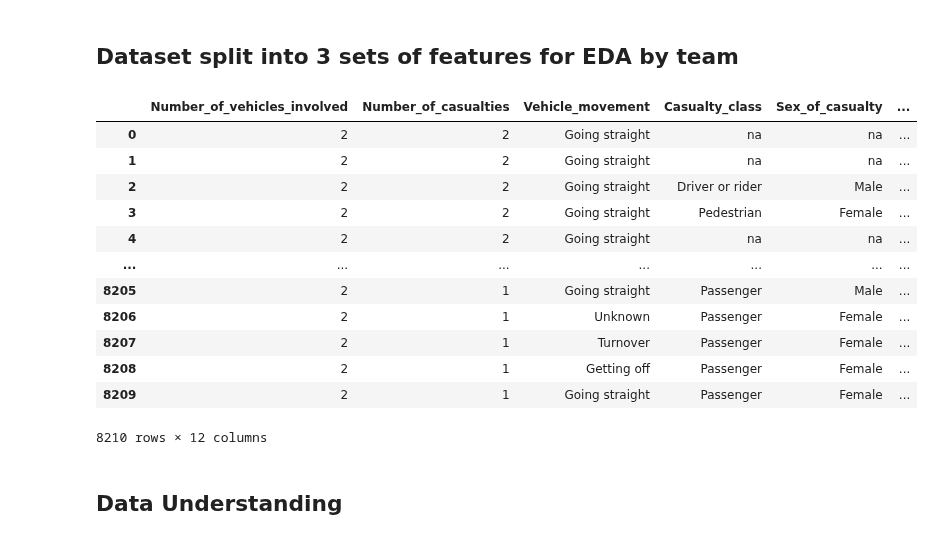
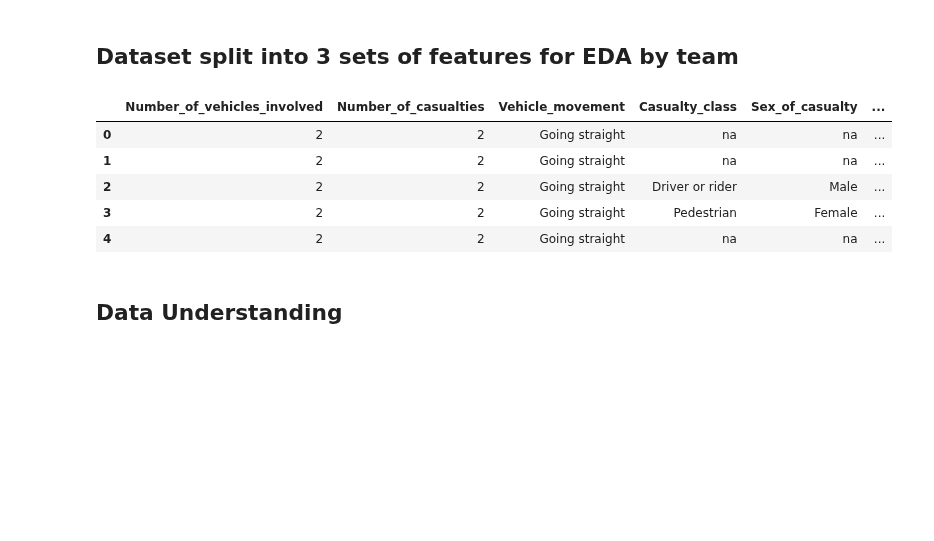
Before and after one commit to junclemente/ADS502-FinalProject, a Jupyter notebook: jun/eda.ipynb, the cells around one changed output. Cells and saved outputs as stored; diff of their text form; code cells hidden in the pictures; blank space fills up the shorter version.

```diff
--- a/jun/eda.ipynb
+++ b/jun/eda.ipynb
@@ -52,21 +54,16 @@ print(len(set3), set3)
 ## Dataset split into 3 sets of features for EDA by team
 # %%
 features = my_list[21:33]
-df[features]
+df1 = df[features]
+
+df1.head()
 # %% [output]
 |  | Number_of_vehicles_involved | Number_of_casualties | Vehicle_movement | Casualty_class | Sex_of_casualty | ... |
 | 0 | 2 | 2 | Going straight | na | na | ... |
 | 1 | 2 | 2 | Going straight | na | na | ... |
 | 2 | 2 | 2 | Going straight | Driver or rider | Male | ... |
 | 3 | 2 | 2 | Going straight | Pedestrian | Female | ... |
 | 4 | 2 | 2 | Going straight | na | na | ... |
-| ... | ... | ... | ... | ... | ... | ... |
-| 8205 | 2 | 1 | Going straight | Passenger | Male | ... |
-| 8206 | 2 | 1 | Unknown | Passenger | Female | ... |
-| 8207 | 2 | 1 | Turnover | Passenger | Female | ... |
-| 8208 | 2 | 1 | Getting off | Passenger | Female | ... |
-| 8209 | 2 | 1 | Going straight | Passenger | Female | ... |
-8210 rows × 12 columns
 # %%
 # Import custom functions
 %run ../custom/jc-functions.ipynb
```
Also changed, not shown: parts of 15 cells of this notebook.
